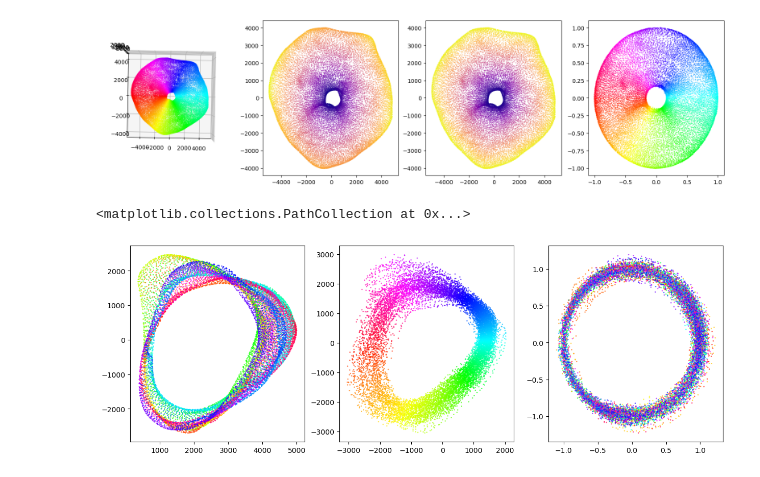
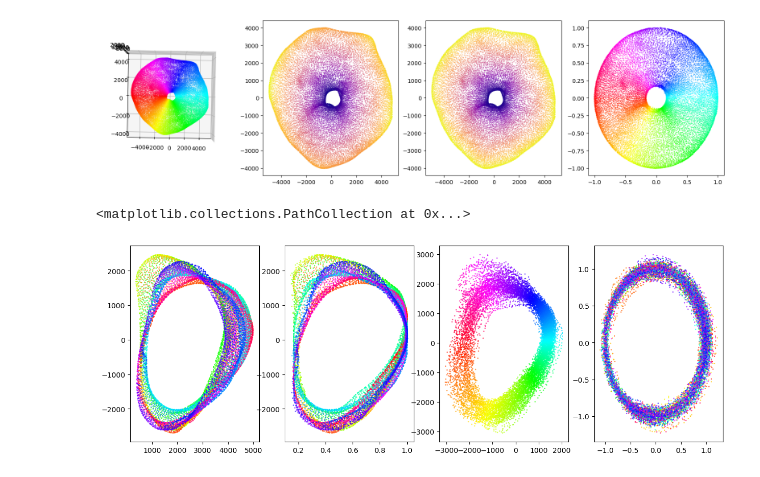
Before and after one commit to yfisher-lab/NeuromodPlasticity, a Jupyter notebook: Notebooks/connectomics_analysis/eb_coords_debugging.ipynb, the cells around one changed output. Saved outputs shown, nothing was run; the diff lists cells and outputs as text; code cells hidden in the pictures.

Commit message:
update plots

```diff
--- a/Notebooks/connectomics_analysis/eb_coords_debugging.ipynb
+++ b/Notebooks/connectomics_analysis/eb_coords_debugging.ipynb
@@ -56,25 +56,30 @@ ax4.scatter(eb_sc_x, eb_sc_y, c=ebcoords.eb_vertices_circ['phase'], s=1, alpha=0
 <matplotlib.collections.PathCollection at 0x...>
 [figure]
 # %%
-fig, ax = plt.subplots(1,3, figsize=(15, 5))
+fig, ax = plt.subplots(1,4, figsize=(15, 5))
 
 ax[0].scatter(ebcoords.eb_vertices_circ['radius'],
            ebcoords.eb_vertices[:, 2],
            c=ebcoords.eb_vertices_circ['phase'],
            s=1, alpha=0.5, cmap='hsv')
 
+ax[1].scatter(ebcoords.eb_vertices_circ['radius_scaled'],
+           ebcoords.eb_vertices[:, 2],
+           c=ebcoords.eb_vertices_circ['phase'],
+           s=1, alpha=0.5, cmap='hsv')
+
 xsec_x = ebcoords.eb_vertices_xsec['radius']*np.cos(ebcoords.eb_vertices_xsec['phase'])
 xsec_y = ebcoords.eb_vertices_xsec['radius']*np.sin(ebcoords.eb_vertices_xsec['phase'])
-ax[1].scatter(xsec_x, xsec_y,
+ax[2].scatter(xsec_x, xsec_y,
               c=ebcoords.eb_vertices_xsec['phase'], s=1, alpha=.5, cmap='hsv')
 
 
 
 x_sc = ebcoords.eb_vertices_xsec['radius_scaled']*np.cos(ebcoords.eb_vertices_xsec['phase'])
 y_sc = ebcoords.eb_vertices_xsec['radius_scaled']*np.sin(ebcoords.eb_vertices_xsec['phase'])
-ax[2].scatter(x_sc, y_sc,
+ax[3].scatter(x_sc, y_sc,
               c=ebcoords.eb_vertices_circ['phase'], s=1, alpha=.5, cmap='hsv')
 # ax.scatter(xsec_rad_scaled*np.cos(xsec_phase), xsec_rad_scaled*np.sin(xsec_phase), c=phase, s=1, alpha=0.5, cmap='hsv')
 # %% [output]
 <matplotlib.collections.PathCollection at 0x...>
-[figure, old version]
+[figure, new version]
```
Also changed, not shown: 5 other files.
